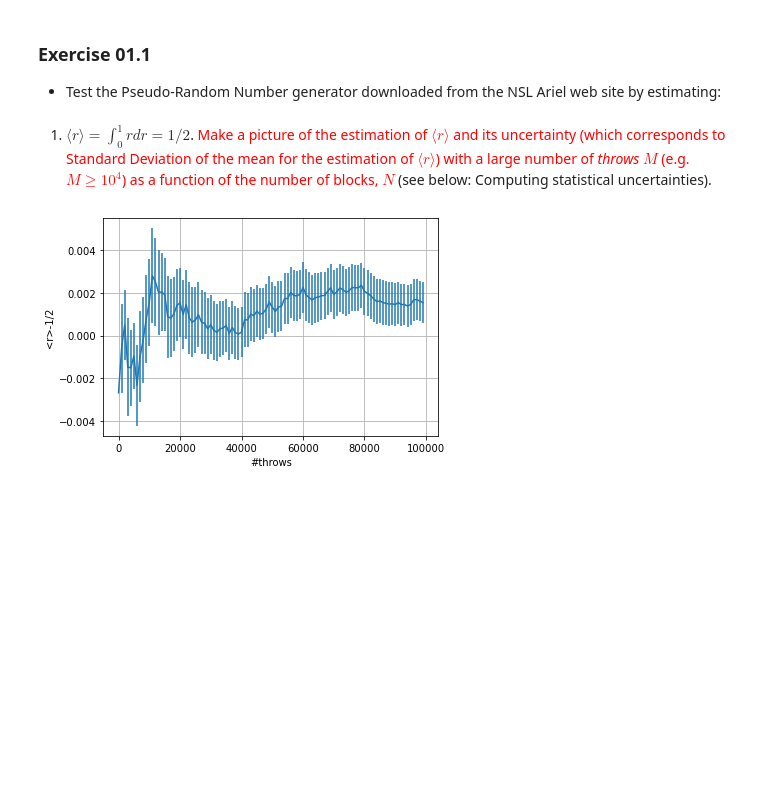
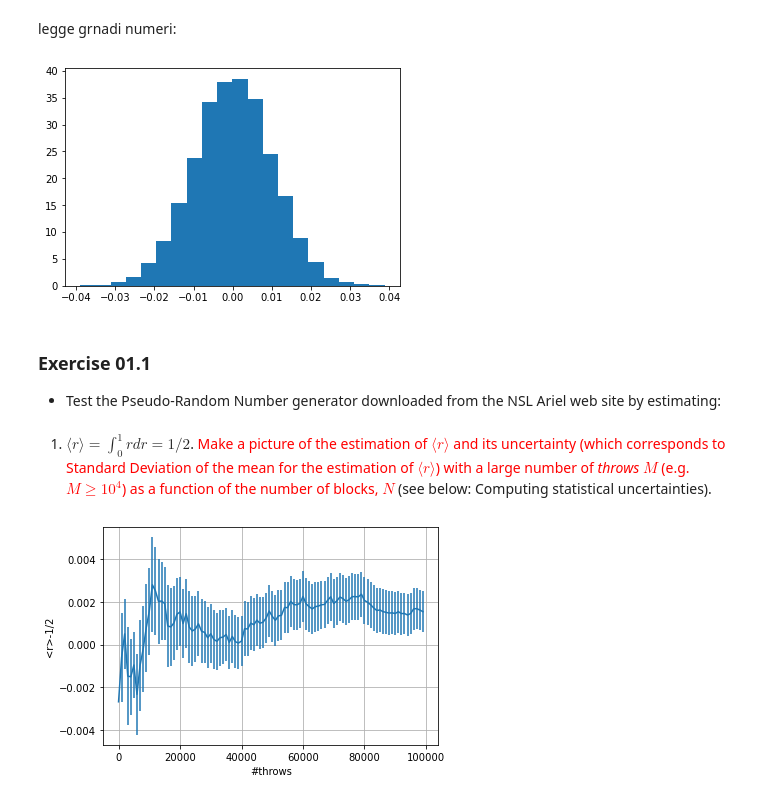
Before and after one commit to Daniele95/LSN, a Jupyter notebook: 1-random/ex1.ipynb, the cells around one changed output. Saved outputs shown, nothing was run; the diff lists cells and outputs as text; code cells hidden in the pictures; blank space fills up the shorter version.

```diff
--- a/1-random/ex1.ipynb
+++ b/1-random/ex1.ipynb
@@ -1,3 +1,29 @@
+# %% [markdown]
+legge grnadi numeri:
+# %%
+import matplotlib
+import matplotlib.pyplot as plt
+import numpy as np
+import math
+
+from numpy.random import randint
+from numpy import average
+
+N=10000
+lanci = randint(2,size=N)*2-1 #moneta
+average(lanci)
+
+M=10000
+
+
+media = [average(randint(2,size=N)*2-1)   for i in range (M)]
+# %%
+
+from pylab import hist
+
+hist(media,20,density=True);
+# %% [output]
+[figure, added]
 # %% [markdown]
 ### Exercise 01.1
 - Test the Pseudo-Random Number generator downloaded from the NSL Ariel web site by estimating:
```
Also changed, not shown: parts of 13 cells of this notebook, 24 other files.
